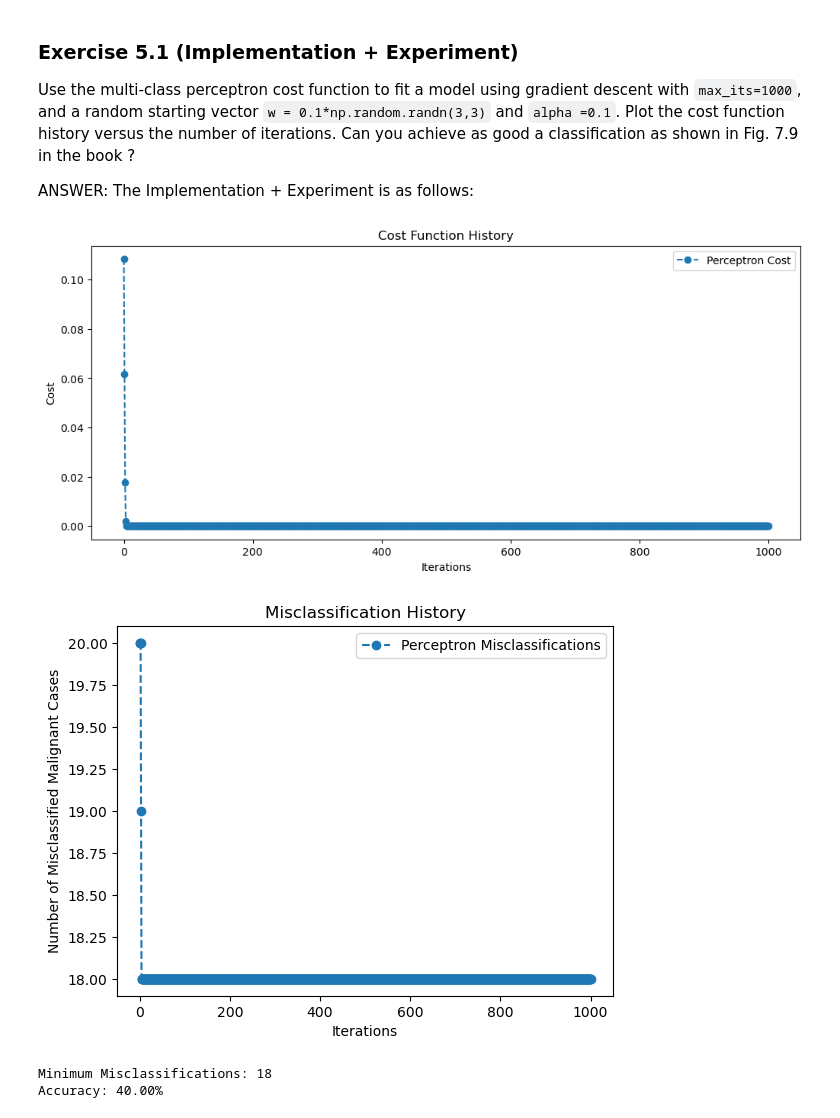
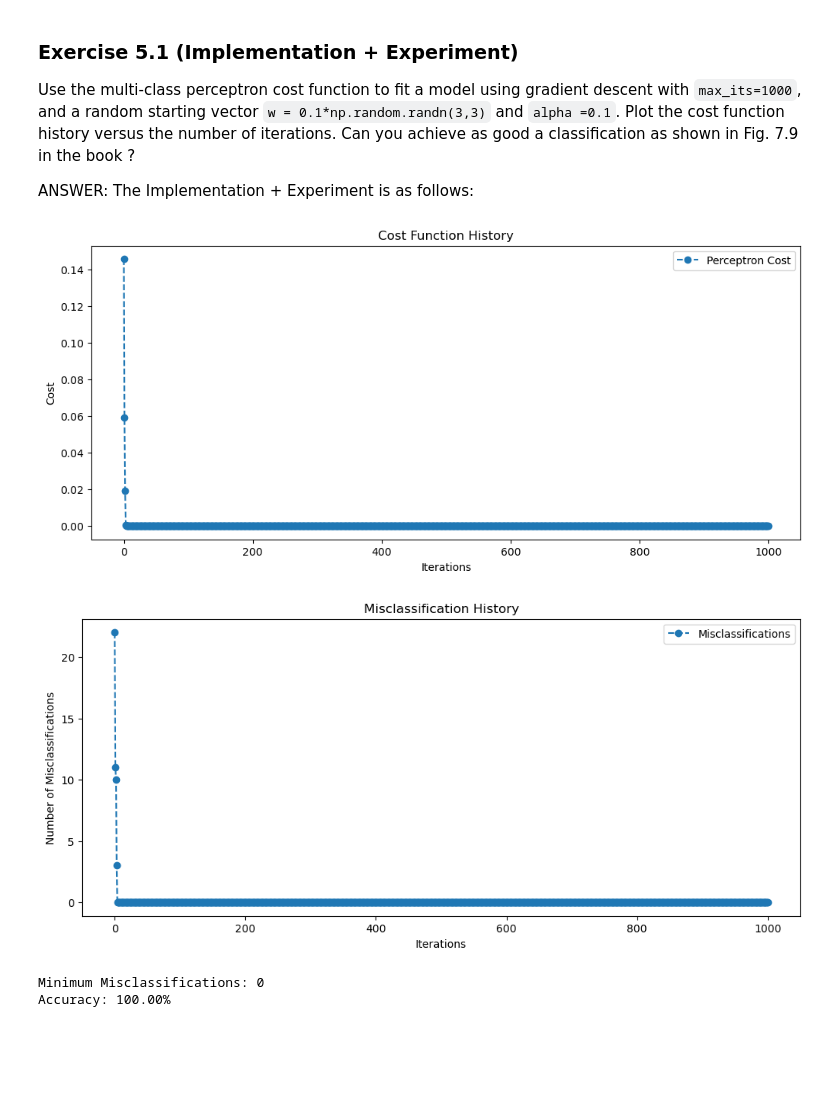
Before and after one commit to DEVeloper1006/datasci-3ml3-resources, a Jupyter notebook: homeworks/homework3/Exercise5.ipynb, the cells around one changed output. Drawn from its saved outputs; the diff is of its cells as text; code cells hidden in the pictures; blank space fills up the shorter version.

```diff
--- a/homeworks/homework3/Exercise5.ipynb
+++ b/homeworks/homework3/Exercise5.ipynb
@@ -30,20 +30,26 @@ import autograd.numpy as np
 from autograd import grad
 import matplotlib.pyplot as plt
 
+# Model definition: bias term is in w[0] and weights in w[1:]
 def model(x, w):
-
     a = w[0] + np.dot(x.T, w[1:])
     return a.T
 
+# Multiclass perceptron cost function using normalized features
 def multiclass_perceptron(w):
-    lam = 10**-5
+    lam = 10**-5  # regularization parameter
+    # Use normalized data (x_norm) for cost computation
     all_evals = model(x_norm, w)
+    # Compute maximum over classes for each sample
     a = np.max(all_evals, axis=0)
+    # Gather scores corresponding to the true class labels
     b = all_evals[y.astype(int).flatten(), np.arange(np.size(y))]
     cost = np.sum(a - b)
+    # Add regularizer (using 'fro' for Frobenius norm)
     cost = cost + lam * np.linalg.norm(w[1:, :], 'fro')**2
     return cost / float(np.size(y))
 
+# Gradient descent implementation
 def standard_gradient_descent(g, alpha, max_its, w):
     gradient = grad(g)
     weight_history = [w]
@@ -54,15 +60,18 @@ def standard_gradient_descent(g, alpha, max_its, w):
         cost_history.append(g(w))
     return weight_history, cost_history
 
+# Standard normalization function
 def standard_normalizer(x):
     x_means = np.nanmean(x, axis=1)[:, np.newaxis]
     x_stds = np.nanstd(x, axis=1)[:, np.newaxis]
+    # Avoid division by small stds
     ind = np.argwhere(x_stds < 10**(-2))
     if len(ind) > 0:
-        ind = [v[0] for v in ind]  # keep the row index
+        ind = [v[0] for v in ind]
         adjust = np.zeros(x_stds.shape)
         adjust[ind] = 1.0
         x_stds += adjust
+        # Replace NaNs with means if any
         ind_nan = np.argwhere(np.isnan(x))
         for i, j in ind_nan:
             x[i, j] = x_means[i]
@@ -70,50 +79,58 @@ def standard_normalizer(x):
     inverse_normalizer = lambda data: data * x_stds + x_means
     return normalizer, inverse_normalizer
 
-def miscount(w, x, y):
-    predictions = np.argmax(model(x, w), axis=0)
+# Misclassification count function using normalized data
+def miscount(w, x_norm, y):
+    predictions = np.argmax(model(x_norm, w), axis=0)
     misclassified = predictions != y.astype(int)
     return np.sum(misclassified)
 
-
+# Load data (ensure the file path is correct)
 data = np.loadtxt('/Users/devmody/Documents/Courses/3ml3/homeworks/homework3/3class_data.csv', delimiter=',')
 x = data[:-1, :]
-y = data[-1, :]
+y = data[-1:, :]
 
+# Normalize the features
+normalizer, _ = standard_normalizer(x)
+x_norm = normalizer(x)
+
+# Initialize parameters and run gradient descent
 w = 0.1 * np.random.randn(3, 3)
 alpha = 0.1
 max_its = 1000
 weight_history, cost_history = standard_gradient_descent(g=multiclass_perceptron, alpha=alpha, max_its=max_its, w=w)
 
-miscounts = [miscount(w, x, y) for w in weight_history]
+# Compute misclassifications using normalized features
+miscounts = [miscount(w, x_norm, y) for w in weight_history]
 iterations = np.arange(len(cost_history))
 
+# Plot cost function history
 plt.figure(figsize=(12, 5))
 plt.plot(iterations, cost_history, label="Perceptron Cost", linestyle='--', marker='o')
 plt.xlabel("Iterations")
 plt.ylabel("Cost")
 plt.title("Cost Function History")
 plt.legend()
 plt.show()
 
-plt.plot(iterations, miscounts, label="Perceptron Misclassifications", linestyle='--', marker='o')
+# Plot misclassification history with updated title
+plt.figure(figsize=(12, 5))
+plt.plot(iterations, miscounts, label="Misclassifications", linestyle='--', marker='o')
 plt.xlabel("Iterations")
-plt.ylabel("Number of Misclassified Malignant Cases")
+plt.ylabel("Number of Misclassifications")
 plt.title("Misclassification History")
 plt.legend()
 plt.show()
 
+# Calculate accuracy based on minimum misclassifications encountered during training
 min_miscount = min(miscounts)
-
-# Calculate the accuracy
 total_samples = y.size
 accuracy = (total_samples - min_miscount) / total_samples
 
-# Print the results
 print(f"Minimum Misclassifications: {min_miscount}")
 print(f"Accuracy: {accuracy * 100:.2f}%")
 # %% [output]
-[figure, old version]
+[figure, new version]
-[figure, old version]
+[figure, new version]
-Minimum Misclassifications: 18
-Accuracy: 40.00%
+Minimum Misclassifications: 0
+Accuracy: 100.00%
```
Also changed, not shown: parts of 2 cells of this notebook, 4 other files.
